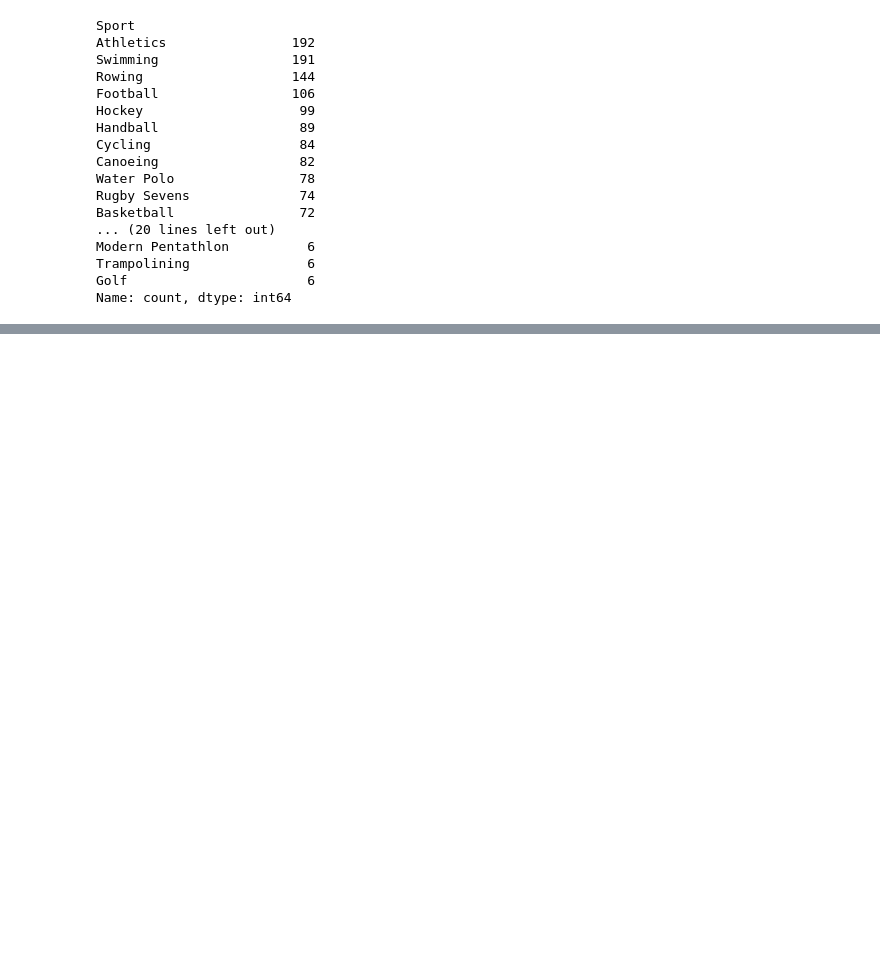
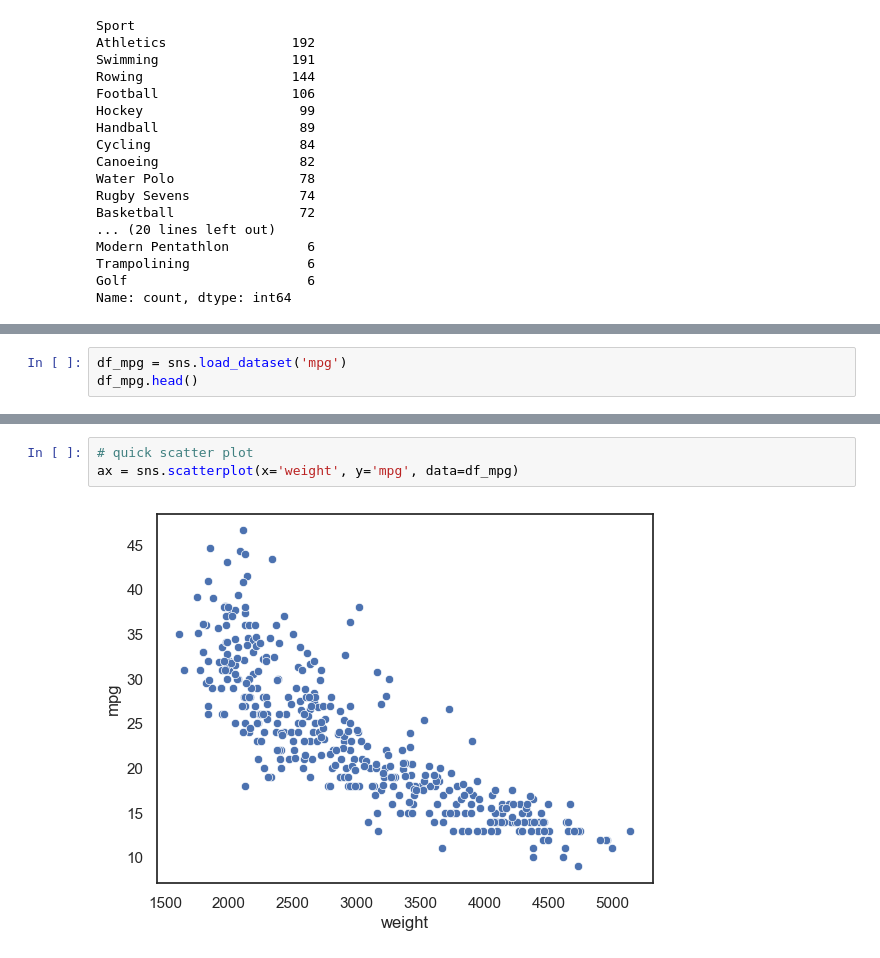
Before and after one commit to eo1989/mkt_stats_notes, a Jupyter notebook: interactive_data_viz.ipynb, the cells around one changed output, grey strips where cells are left out. Saved outputs shown, nothing was run; the diff lists cells and outputs as text; blank space fills up the shorter version.

```diff
--- a/interactive_data_viz.ipynb
+++ b/interactive_data_viz.ipynb
@@ -608,0 +630,3 @@ sns.barplot(x = "Sport", y = "Weight", data = olympic_TopSport_winners_2016, est
+# %%
+df_mpg = sns.load_dataset('mpg')
+df_mpg.head()
@@ -608,0 +640,5 @@ sns.barplot(x = "Sport", y = "Weight", data = olympic_TopSport_winners_2016, est
+# %%
+# quick scatter plot
+ax = sns.scatterplot(x='weight', y='mpg', data=df_mpg)
+# %% [output]
+[figure, added]
```
Also changed, not shown: parts of 22 cells of this notebook.
